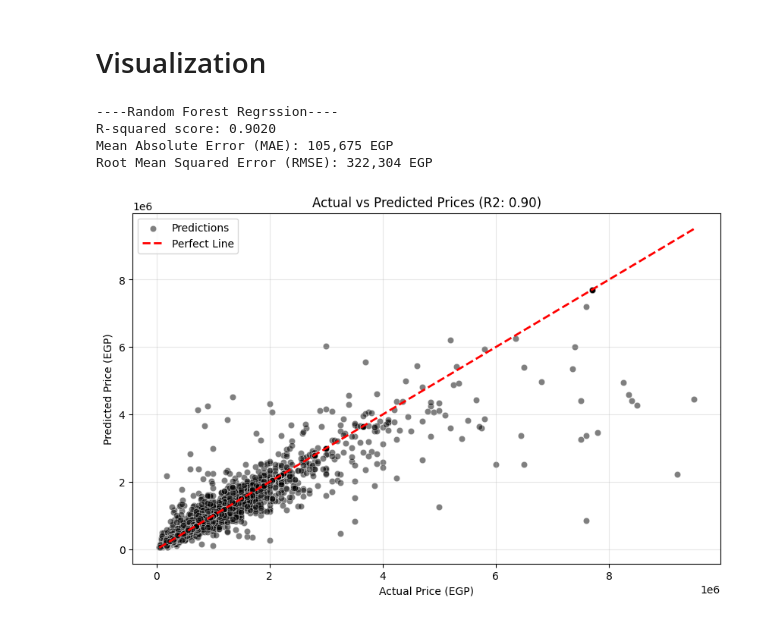
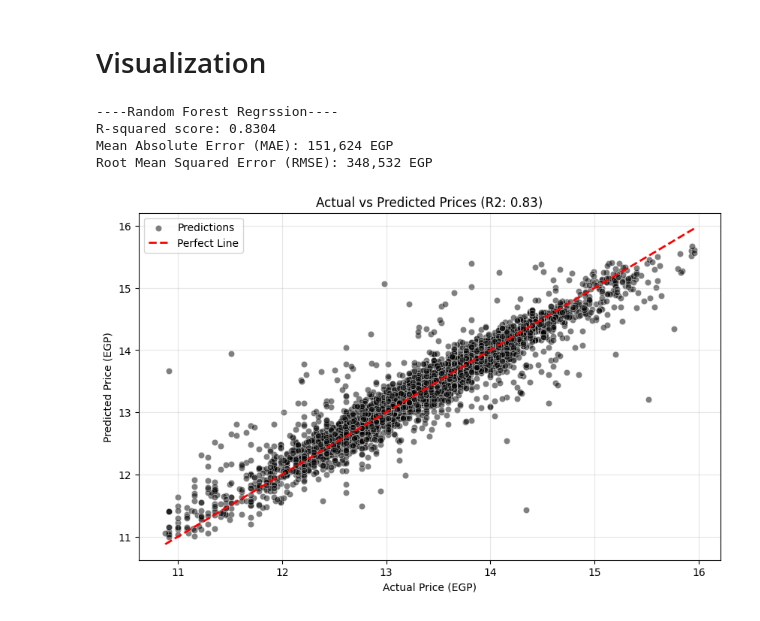
Before and after one commit to Ahmad-Tharwat07/Data-Mining-College-Project, a Jupyter notebook: Regression/Regression_Model.ipynb, the cells around one changed output. Cells and saved outputs as stored; diff of their text form; code cells hidden in the pictures.

```diff
--- a/Regression/Regression_Model.ipynb
+++ b/Regression/Regression_Model.ipynb
@@ -77,6 +77,8 @@ df.describe()
 | freq | 647 | 969 | 6532 | 1317 | 3800 | 1868 | 3983 | 12333 | 21289 | ... |
 # %% [markdown]
 # Missings and Duplicates
+# %%
+df.drop_duplicates(inplace=True)
 # %%
 # to remove EGP and KM from Price and Mileage
 def clean_num(x):
@@ -243 +247,4 @@ df.describe()
+# %%
+df['Price'] = np.log1p(df['Price'])
+df['Mileage'] = np.log1p(df['Mileage'])
 # %% [markdown]
@@ -386,27 +395,27 @@ RMSE_RF = np.sqrt(MSE_RF) # Root Mean Squared Error
 # Visualization
 # %%
 print("----Random Forest Regrssion----")
-print(f"R-squared score: {R_SQUARED_RF:.4f}")
-print(f"Mean Absolute Error (MAE): {MAE_RF:,.0f} EGP")
-print(f"Root Mean Squared Error (RMSE): {RMSE_RF:,.0f} EGP")
+print(f"R-squared score: {R2:.4f}")
+print(f"Mean Absolute Error (MAE): {MAE:,.0f} EGP")
+print(f"Root Mean Squared Error (RMSE): {RMSE:,.0f} EGP")
 
 plt.figure(figsize=(10, 6))
 sns.scatterplot(x=y_test, y=y_pred_rf, alpha=0.5, color='black', label='Predictions')
 plt.plot([y_test.min(), y_test.max()], [y_test.min(), y_test.max()], 'r--', lw=2, label='Perfect Line')
 
 plt.xlabel('Actual Price (EGP)')
 plt.ylabel('Predicted Price (EGP)')
-plt.title(f'Actual vs Predicted Prices (R2: {R_SQUARED_RF:.2f})')
+plt.title(f'Actual vs Predicted Prices (R2: {R2:.2f})')
 plt.legend()
 plt.grid(True, alpha=0.3)
 plt.savefig('random_forest_predictions.png')
 plt.show()
 # %% [output]
 ----Random Forest Regrssion----
-R-squared score: 0.9020
-Mean Absolute Error (MAE): 105,675 EGP
-Root Mean Squared Error (RMSE): 322,304 EGP
+R-squared score: 0.8304
+Mean Absolute Error (MAE): 151,624 EGP
+Root Mean Squared Error (RMSE): 348,532 EGP
-[figure, old version]
+[figure, new version]
 # %%
 def predict_from_input():
     n_Make = input("Enter Car Make: ").strip()
```
Also changed, not shown: parts of 13 cells of this notebook.
